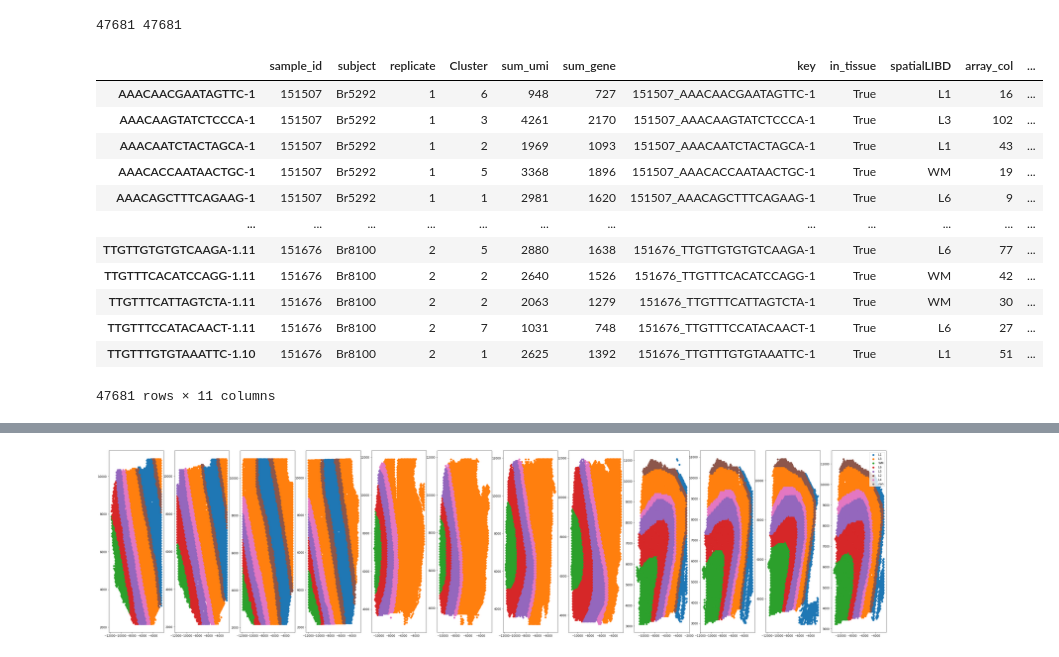
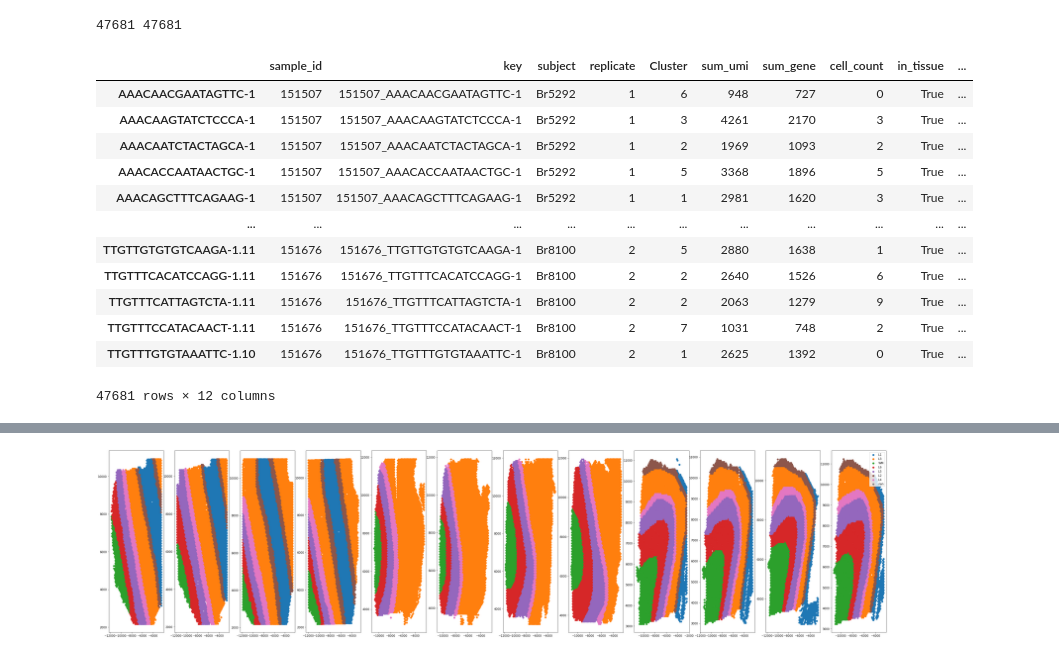
Before and after one commit to kiristern/QLSsummer2022, a Jupyter notebook: libd_explore.ipynb, the cells around one changed output, grey strips where cells are left out. Cells and saved outputs as stored; diff of their text form; code cells hidden in the pictures.

```diff
--- a/libd_explore.ipynb
+++ b/libd_explore.ipynb
@@ -62,22 +85,22 @@ print(len(st), len(spots))
 47681 47681
 # %%
 # select specific cols only
-spot = spots[['sample_id', 'subject', 'replicate', 'Cluster', 'sum_umi', 'sum_gene', 'key', 'in_tissue','spatialLIBD', 'array_col', 'array_row']]
+spot = spots[['sample_id', 'key', 'subject', 'replicate', 'Cluster', 'sum_umi', 'sum_gene', 'cell_count', 'in_tissue','spatialLIBD', 'array_col', 'array_row']]
 spot
 # %% [output]
-|  | sample_id | subject | replicate | Cluster | sum_umi | sum_gene | key | in_tissue | spatialLIBD | array_col | ... |
-| AAACAACGAATAGTTC-1 | 151507 | Br5292 | 1 | 6 | 948 | 727 | 151507_AAACAACGAATAGTTC-1 | True | L1 | 16 | ... |
-| AAACAAGTATCTCCCA-1 | 151507 | Br5292 | 1 | 3 | 4261 | 2170 | 151507_AAACAAGTATCTCCCA-1 | True | L3 | 102 | ... |
-| AAACAATCTACTAGCA-1 | 151507 | Br5292 | 1 | 2 | 1969 | 1093 | 151507_AAACAATCTACTAGCA-1 | True | L1 | 43 | ... |
-| AAACACCAATAACTGC-1 | 151507 | Br5292 | 1 | 5 | 3368 | 1896 | 151507_AAACACCAATAACTGC-1 | True | WM | 19 | ... |
-| AAACAGCTTTCAGAAG-1 | 151507 | Br5292 | 1 | 1 | 2981 | 1620 | 151507_AAACAGCTTTCAGAAG-1 | True | L6 | 9 | ... |
-| ... | ... | ... | ... | ... | ... | ... | ... | ... | ... | ... | ... |
-| TTGTTGTGTGTCAAGA-1.11 | 151676 | Br8100 | 2 | 5 | 2880 | 1638 | 151676_TTGTTGTGTGTCAAGA-1 | True | L6 | 77 | ... |
-| TTGTTTCACATCCAGG-1.11 | 151676 | Br8100 | 2 | 2 | 2640 | 1526 | 151676_TTGTTTCACATCCAGG-1 | True | WM | 42 | ... |
-| TTGTTTCATTAGTCTA-1.11 | 151676 | Br8100 | 2 | 2 | 2063 | 1279 | 151676_TTGTTTCATTAGTCTA-1 | True | WM | 30 | ... |
-| TTGTTTCCATACAACT-1.11 | 151676 | Br8100 | 2 | 7 | 1031 | 748 | 151676_TTGTTTCCATACAACT-1 | True | L6 | 27 | ... |
-| TTGTTTGTGTAAATTC-1.10 | 151676 | Br8100 | 2 | 1 | 2625 | 1392 | 151676_TTGTTTGTGTAAATTC-1 | True | L1 | 51 | ... |
+|  | sample_id | key | subject | replicate | Cluster | sum_umi | sum_gene | cell_count | in_tissue | ... |
+| AAACAACGAATAGTTC-1 | 151507 | 151507_AAACAACGAATAGTTC-1 | Br5292 | 1 | 6 | 948 | 727 | 0 | True | ... |
+| AAACAAGTATCTCCCA-1 | 151507 | 151507_AAACAAGTATCTCCCA-1 | Br5292 | 1 | 3 | 4261 | 2170 | 3 | True | ... |
+| AAACAATCTACTAGCA-1 | 151507 | 151507_AAACAATCTACTAGCA-1 | Br5292 | 1 | 2 | 1969 | 1093 | 2 | True | ... |
+| AAACACCAATAACTGC-1 | 151507 | 151507_AAACACCAATAACTGC-1 | Br5292 | 1 | 5 | 3368 | 1896 | 5 | True | ... |
+| AAACAGCTTTCAGAAG-1 | 151507 | 151507_AAACAGCTTTCAGAAG-1 | Br5292 | 1 | 1 | 2981 | 1620 | 3 | True | ... |
+| ... | ... | ... | ... | ... | ... | ... | ... | ... | ... | ... |
+| TTGTTGTGTGTCAAGA-1.11 | 151676 | 151676_TTGTTGTGTGTCAAGA-1 | Br8100 | 2 | 5 | 2880 | 1638 | 1 | True | ... |
+| TTGTTTCACATCCAGG-1.11 | 151676 | 151676_TTGTTTCACATCCAGG-1 | Br8100 | 2 | 2 | 2640 | 1526 | 6 | True | ... |
+| TTGTTTCATTAGTCTA-1.11 | 151676 | 151676_TTGTTTCATTAGTCTA-1 | Br8100 | 2 | 2 | 2063 | 1279 | 9 | True | ... |
+| TTGTTTCCATACAACT-1.11 | 151676 | 151676_TTGTTTCCATACAACT-1 | Br8100 | 2 | 7 | 1031 | 748 | 2 | True | ... |
+| TTGTTTGTGTAAATTC-1.10 | 151676 | 151676_TTGTTTGTGTAAATTC-1 | Br8100 | 2 | 1 | 2625 | 1392 | 0 | True | ... |
-47681 rows × 11 columns
+47681 rows × 12 columns
 # %%
 # merge spot and st info -- merging based on index... no other specifying info in st:S, seems okay?
 spot_meta = st.join(spot.reset_index())
```
Also changed, not shown: parts of 10 cells of this notebook.
